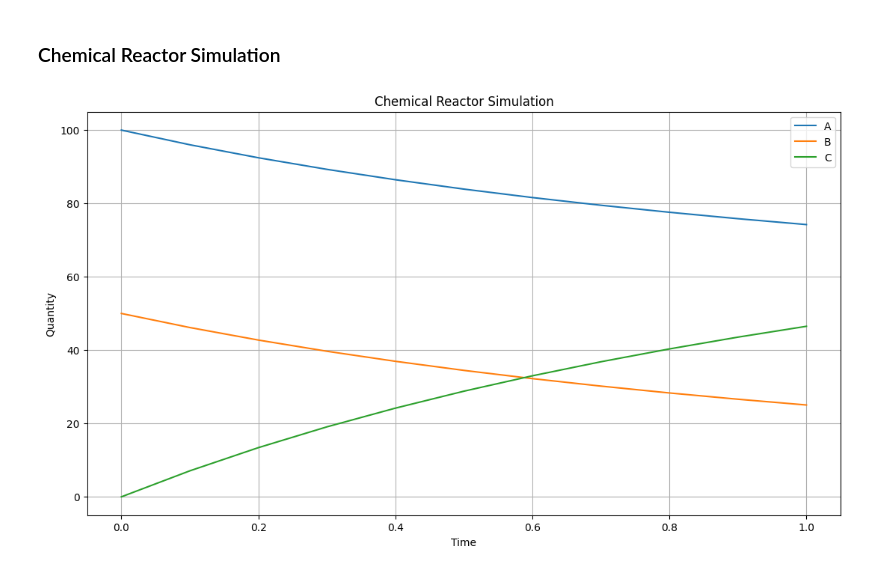
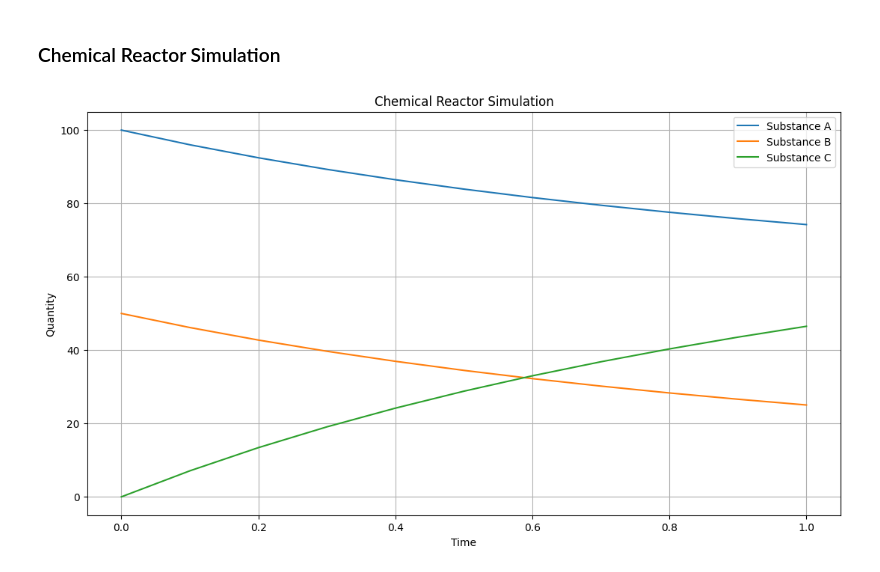
Before and after one commit to ahnafshahrear/Computer-Simulation-And-Modeling-Lab, a Jupyter notebook: chemical-reactor.ipynb, the cells around one changed output. Saved outputs shown, nothing was run; the diff lists cells and outputs as text; code cells hidden in the pictures.

```diff
--- a/chemical-reactor.ipynb
+++ b/chemical-reactor.ipynb
@@ -7,34 +7,34 @@
 import matplotlib.pyplot as plt
 
 A, B, C, k1, k2 = 100, 50, 0, 0.008, 0.002
 time, end_time, dt = 0, 1, 0.1
 
 substance_A = []
 substance_B = []
 substance_C = []
 time_points = []
 
 while True:
     substance_A.append(A)
     substance_B.append(B)
     substance_C.append(C)
     time_points.append(time)
     time += dt
     if time > end_time:
         break
     A = A + (k2 * C - k1 * A * B) * dt
     B = B + (k2 * C - k1 * A * B) * dt
     C = C + (2 * k1 * A * B - 2 * k2 * C) * dt
 
 plt.figure(figsize = (13, 7))
 plt.title("Chemical Reactor Simulation")
 plt.xlabel("Time")
 plt.ylabel("Quantity")
-plt.plot(time_points, substance_A, label = "A")
-plt.plot(time_points, substance_B, label = "B")
-plt.plot(time_points, substance_C, label = "C")
+plt.plot(time_points, substance_A, label = "Substance A")
+plt.plot(time_points, substance_B, label = "Substance B")
+plt.plot(time_points, substance_C, label = "Substance C")
 plt.legend()
 plt.grid()
 plt.show()
 # %% [output]
-[figure, old version]
+[figure, new version]
```
